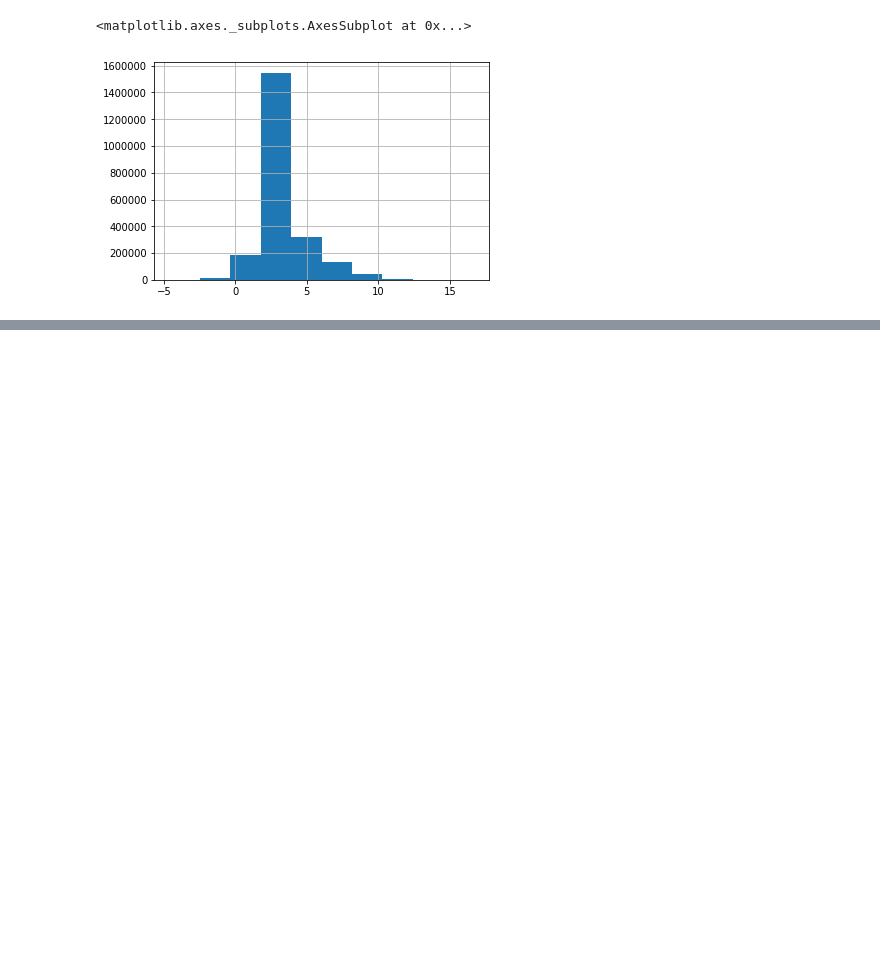
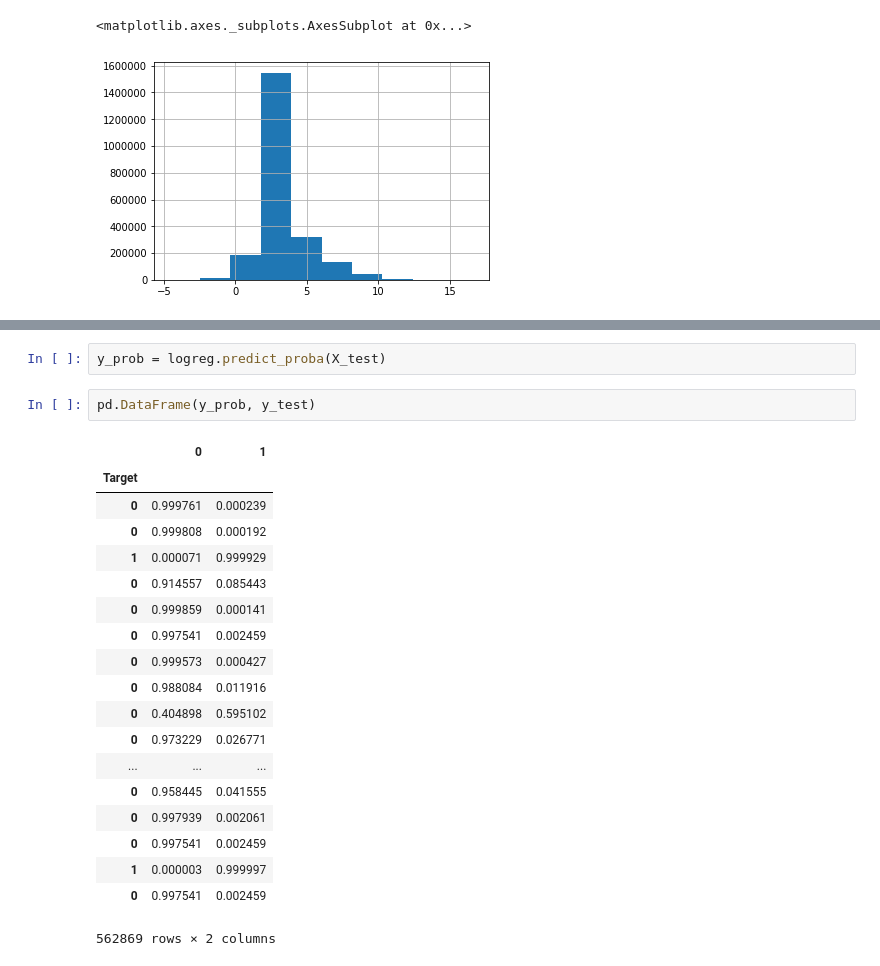
Before and after one commit to AntoniaLovjer/Hospital-Payments, a Jupyter notebook: 01_feature_selection.ipynb, the cells around one changed output, grey strips where cells are left out. Cells and saved outputs as stored; diff of their text form; blank space fills up the shorter version.

```diff
--- a/01_feature_selection.ipynb
+++ b/01_feature_selection.ipynb
@@ -178,0 +266,24 @@ Name: Target, dtype: int64
+# %%
+y_prob = logreg.predict_proba(X_test)
+# %%
+pd.DataFrame(y_prob, y_test)
+# %% [output]
+|  | 0 | 1 |
+| Target |  |  |
+| 0 | 0.999761 | 0.000239 |
+| 0 | 0.999808 | 0.000192 |
+| 1 | 0.000071 | 0.999929 |
+| 0 | 0.914557 | 0.085443 |
+| 0 | 0.999859 | 0.000141 |
+| 0 | 0.997541 | 0.002459 |
+| 0 | 0.999573 | 0.000427 |
+| 0 | 0.988084 | 0.011916 |
+| 0 | 0.404898 | 0.595102 |
+| 0 | 0.973229 | 0.026771 |
+| ... | ... | ... |
+| 0 | 0.958445 | 0.041555 |
+| 0 | 0.997939 | 0.002061 |
+| 0 | 0.997541 | 0.002459 |
+| 1 | 0.000003 | 0.999997 |
+| 0 | 0.997541 | 0.002459 |
+562869 rows × 2 columns
```
Also changed, not shown: parts of 33 cells of this notebook, 2 other files.
